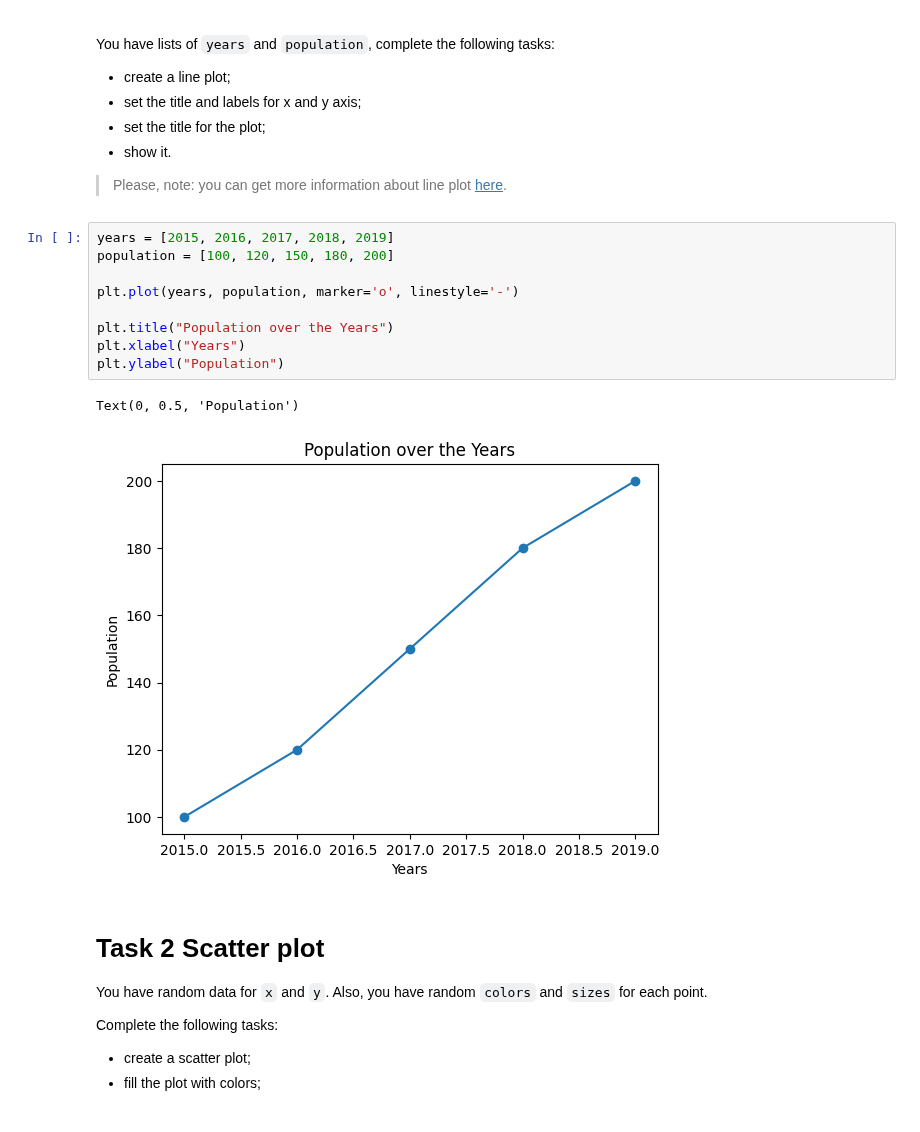
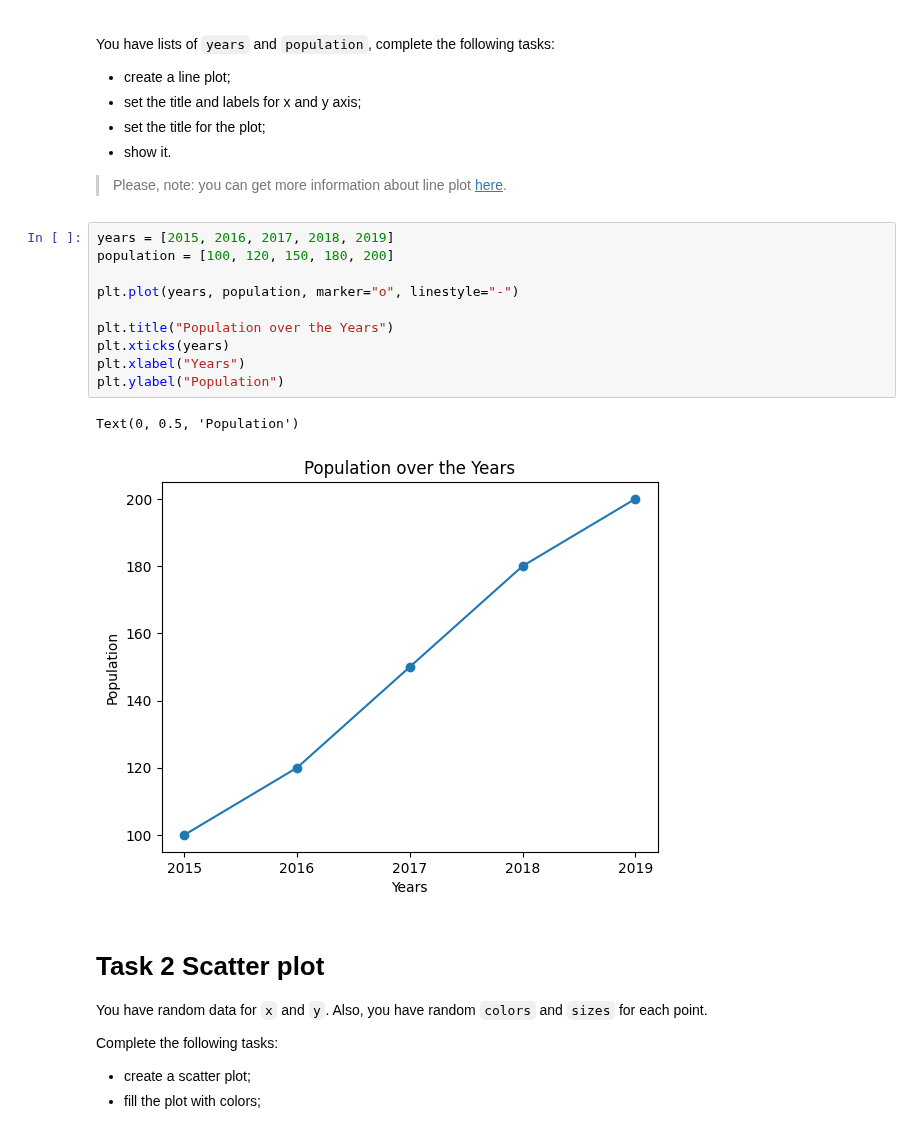
Before and after one commit to mate-academy/py-matplotlib, a Jupyter notebook: app/matplotlib.ipynb, the cells around one changed output. Drawn from its saved outputs; the diff is of its cells as text.

```diff
--- a/app/matplotlib.ipynb
+++ b/app/matplotlib.ipynb
@@ -20,15 +19,16 @@ You have lists of `years` and `population`, complete the following tasks:
 # %%
 years = [2015, 2016, 2017, 2018, 2019]
 population = [100, 120, 150, 180, 200]
 
-plt.plot(years, population, marker='o', linestyle='-')
+plt.plot(years, population, marker="o", linestyle="-")
 
 plt.title("Population over the Years")
+plt.xticks(years)
 plt.xlabel("Years")
 plt.ylabel("Population")
 # %% [output]
 Text(0, 0.5, 'Population')
-[figure, old version]
+[figure, new version]
 # %% [markdown]
 # Task 2 Scatter plot
 
```
Also changed, not shown: parts of 8 cells of this notebook.
